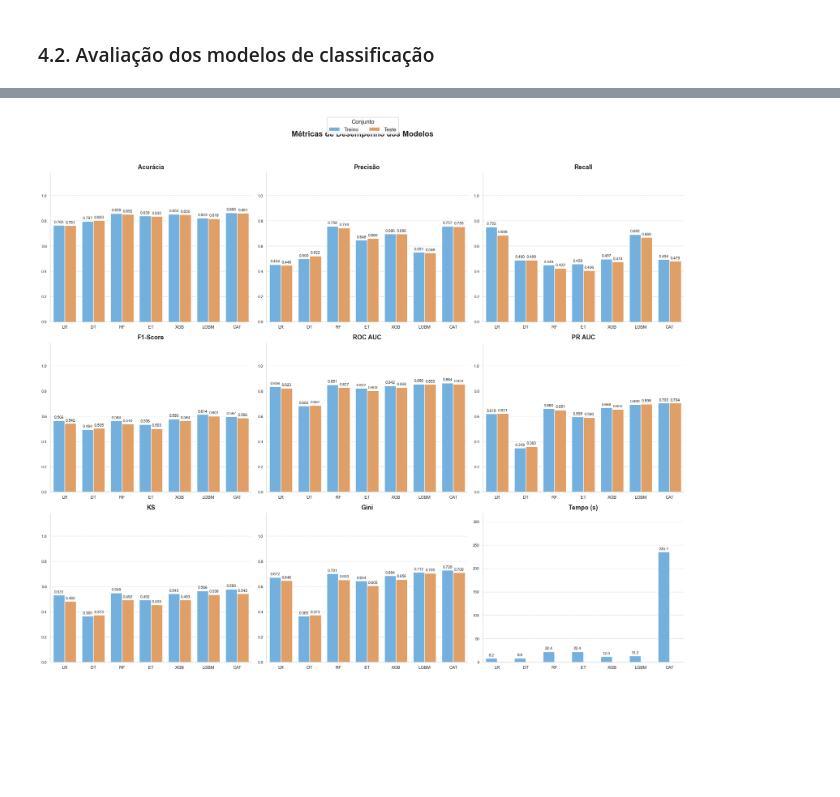
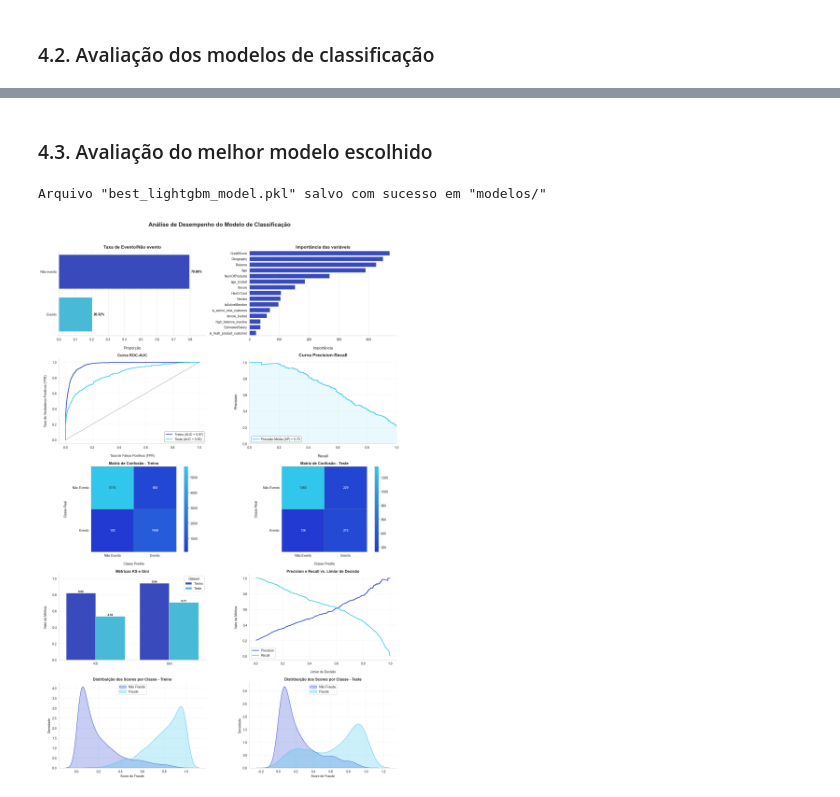
Before and after one commit to emso-exe/Churn_clientes_de_banco, a Jupyter notebook: notebooks/003_modelagem_preditiva.ipynb, the cells around one changed output, grey strips where cells are left out. Cells and saved outputs as stored; diff of their text form; code cells hidden in the pictures; blank space fills up the shorter version.

```diff
--- a/notebooks/003_modelagem_preditiva.ipynb
+++ b/notebooks/003_modelagem_preditiva.ipynb
@@ -737,5 +597,2 @@ def plot_metrics(results_df, figsize=None, abbrev_names=True):
-# %%
-# Plota as métricas de desempenho dos modelos
-plot_metrics(results_df)
-# %% [output]
-[figure, removed]
+# %% [markdown]
+### 4.3. Avaliação do melhor modelo escolhido
@@ -741,0 +810,18 @@ plot_metrics(results_df)
+# %%
+# Obtém os nomes das features
+features = X_train.columns
+
+# Treinando o melhor modelo com os dados de treino
+best_algorithm = LGBMClassifier(is_unbalance=True, verbosity=-1, random_state=42, n_jobs=-1)
+
+# Treinando o modelo com os dados já pré-processados
+best_algorithm.fit(X_train_processed, y_train)
+
+# Salvando o modelo treinado
+save_model_pipeline(best_algorithm, 'best_lightgbm_model')
+
+# Plota as métricas de desempenho do melhor modelo
+plot_metrics(best_algorithm, X_train_processed, y_train, X_test_processed, y_test, features)
+# %% [output]
+Arquivo "best_lightgbm_model.pkl" salvo com sucesso em "modelos/"
+[figure, added]
```
Also changed, not shown: parts of 9 cells of this notebook.
